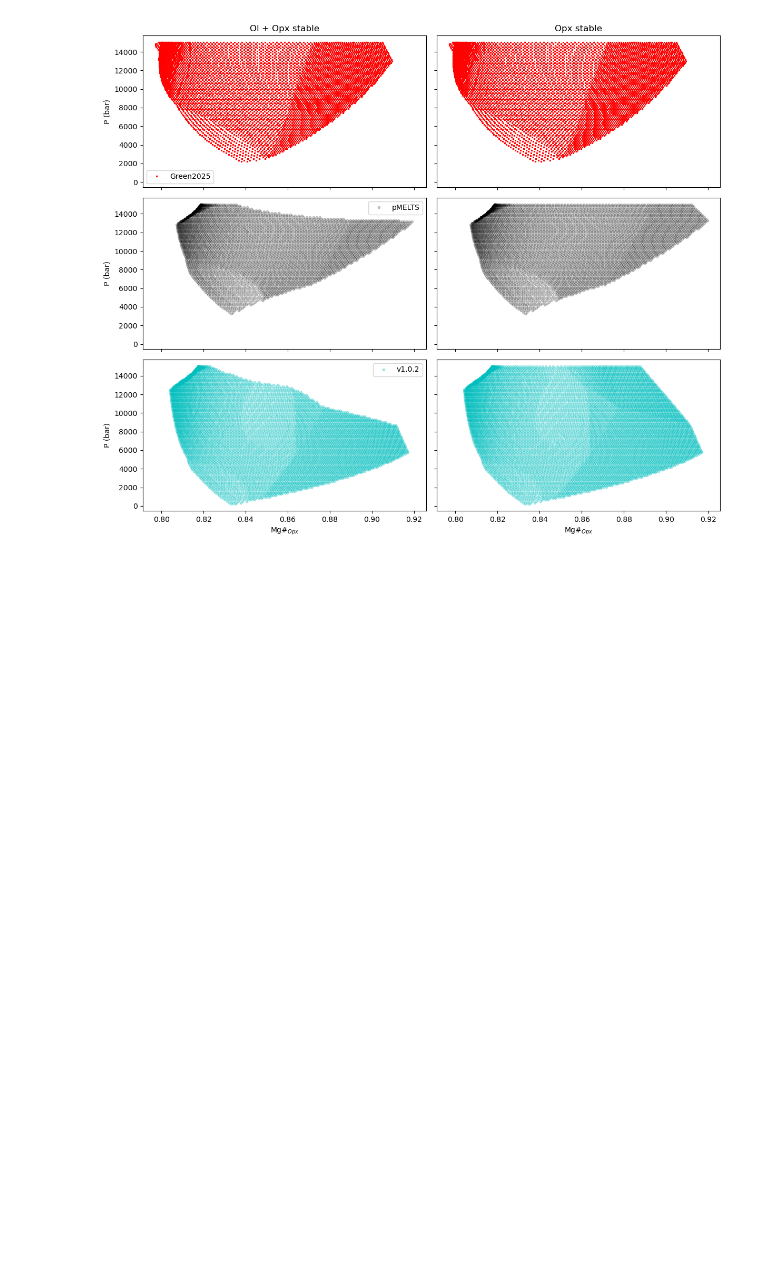
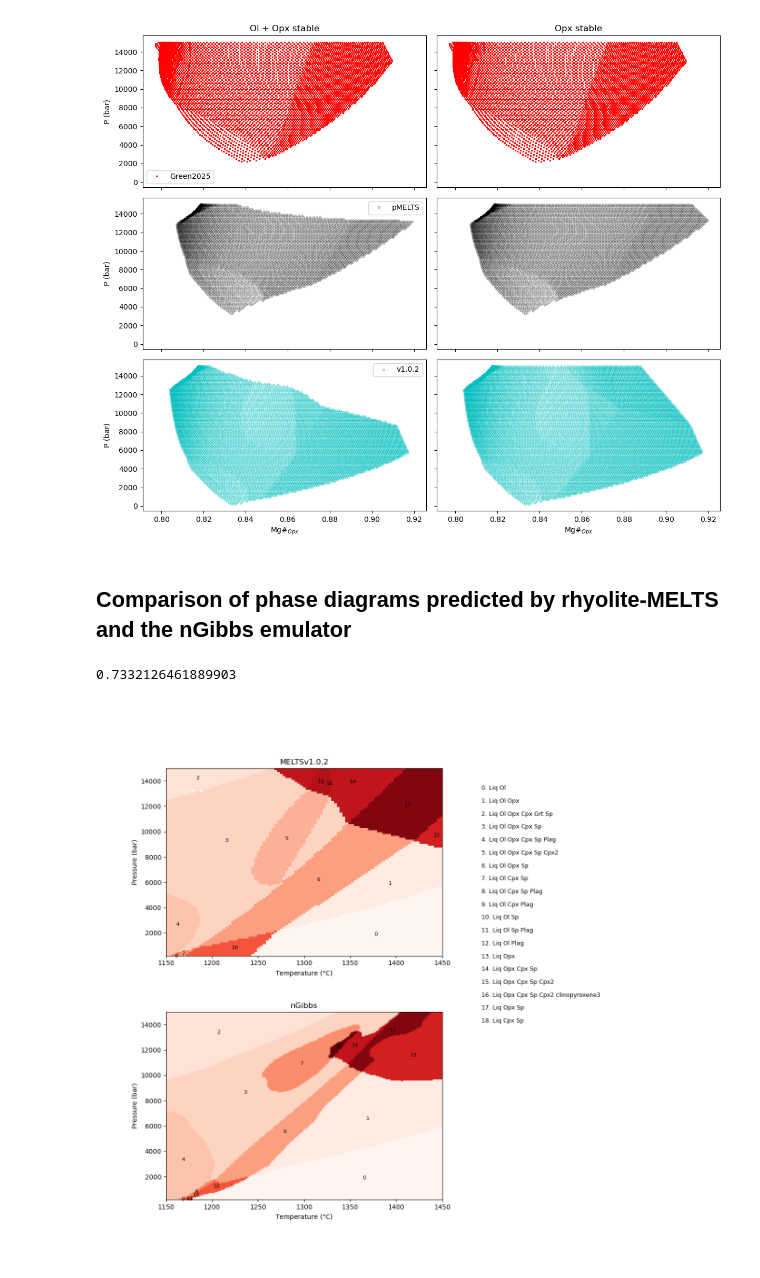
Before and after one commit to gleesonm1/PetThermoTools, a Jupyter notebook: docs/Examples/PhaseDiagrams/PhaseDiagram_example_MaunaLoa.ipynb, the cells around one changed output. Cells and saved outputs as stored; diff of their text form; code cells hidden in the pictures; blank space fills up the shorter version.

```diff
--- a/docs/Examples/PhaseDiagrams/PhaseDiagram_example_MaunaLoa.ipynb
+++ b/docs/Examples/PhaseDiagrams/PhaseDiagram_example_MaunaLoa.ipynb
@@ -370,3 +379,38 @@ for ax in axes[-1, :]:
 plt.tight_layout()
 # %% [output]
 [figure]
+# %% [markdown]
+## Comparison of phase diagrams predicted by rhyolite-MELTS and the nGibbs emulator
+# %%
+import time
+
+start = time.time()
+Res_M12 = ptt.phaseDiagram_calc(Model = "MELTSv1.0.2", bulk = Prim_MELT,
+                            P_bar = np.linspace(200.0,15000.0, 25),
+                            T_C = np.linspace(1150.0, 1450.0, 25),
+                            i_max = 15,
+                            refine = 2)
+
+r_melts_time = time.time() - start
+# %%
+
+try:
+    start = time.time()
+    nRes_M12 = ptt.phaseDiagram_calc(Model = "nMELTSv1.0.2NoProp", bulk = Prim_MELT,
+                                P_bar = np.linspace(200.0,15000.0, 25),
+                                T_C = np.linspace(1150.0, 1450.0, 25),
+                                i_max = 15,
+                                refine = 2)
+
+    n_melts_time = time.time() - start
+except:
+    print("nGibbs likely not installed, installation instructions will be placed on ReadtheDocs soon!")
+# %%
+100*n_melts_time/r_melts_time
+# %% [output]
+0.7332126461889903
+# %%
+f, a = ptt.plot_phaseDiagram_multi({"MELTSv1.0.2": Res_M12,
+                                    "nGibbs": nRes_M12})
+# %% [output]
+[figure, added]
```
Also changed, not shown: parts of 7 cells of this notebook, 16 other files.
